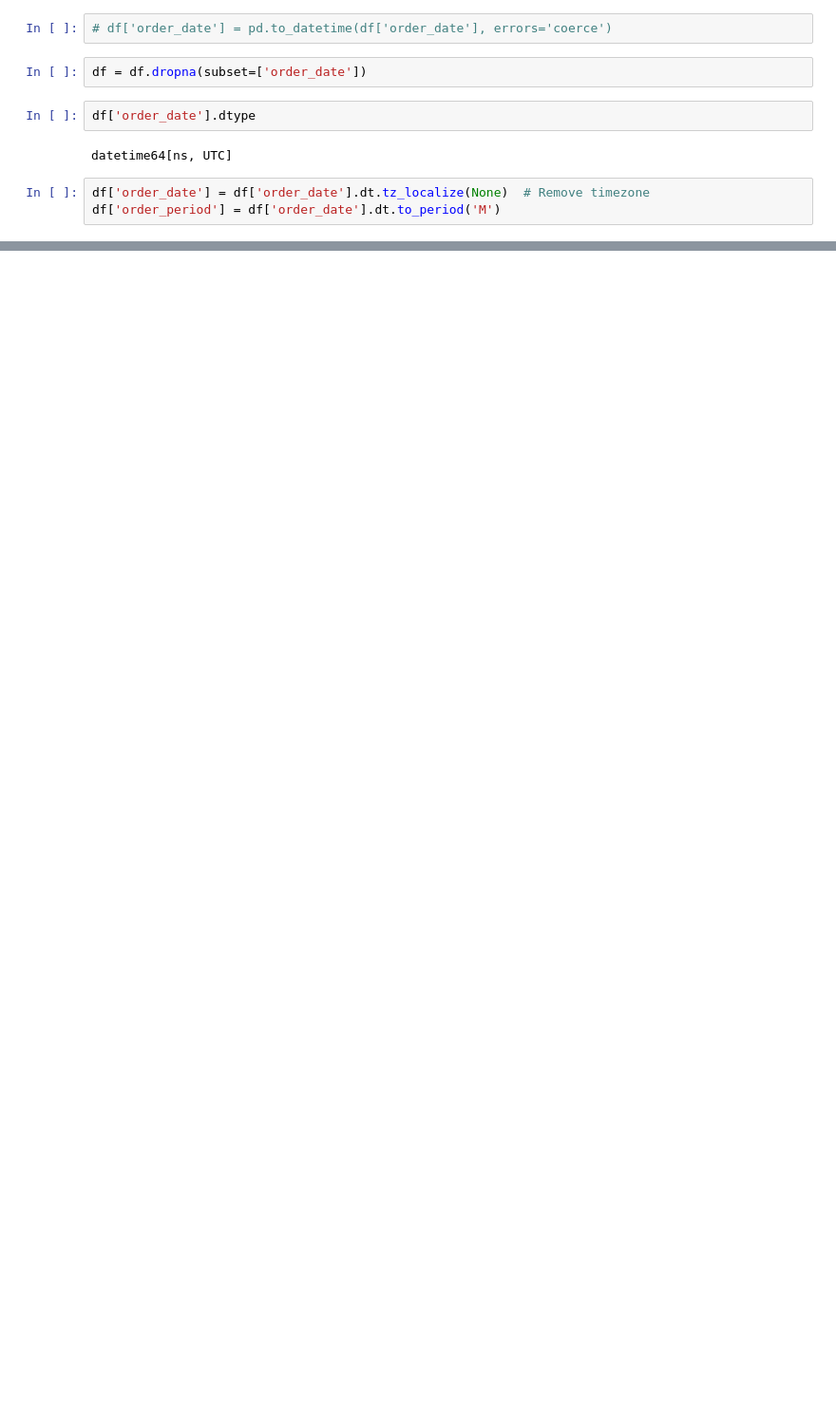
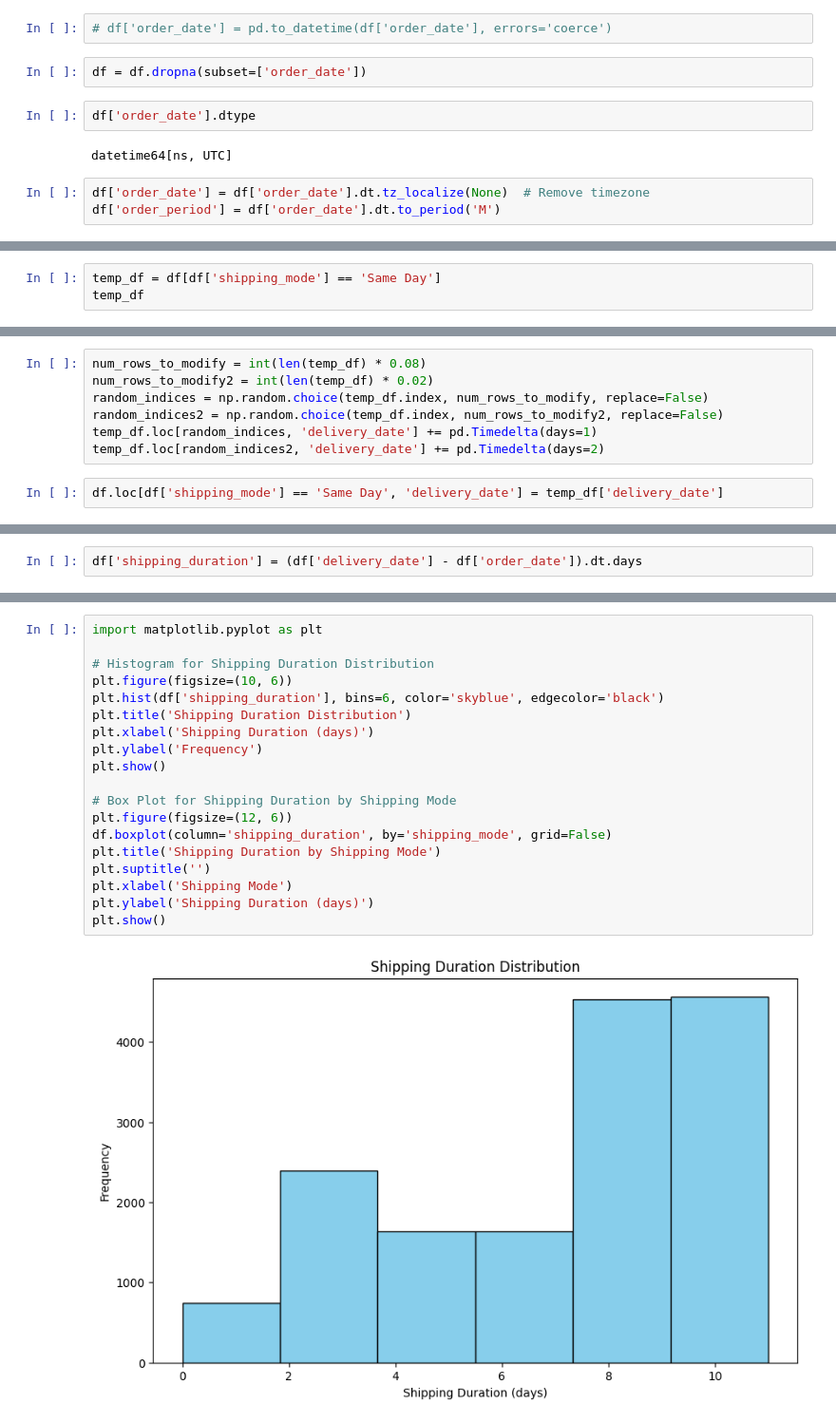
Before and after one commit to abdullahdotnet/Supply-Chain-Analysis, a Jupyter notebook: IndustryAnalysis.ipynb, the cells around one changed output, grey strips where cells are left out. Shown at 95% size. Saved outputs shown, nothing was run; the diff lists cells and outputs as text; blank space fills up the shorter version.

Commit message:
Completed Order and Market

```diff
--- a/IndustryAnalysis.ipynb
+++ b/IndustryAnalysis.ipynb
@@ -561,0 +628,3 @@ df.groupby(['order_status','shipping_mode'])['order_id'].count().reset_index()
+# %%
+temp_df = df[df['shipping_mode'] == 'Same Day']
+temp_df
@@ -561,0 +645,9 @@ df.groupby(['order_status','shipping_mode'])['order_id'].count().reset_index()
+# %%
+num_rows_to_modify = int(len(temp_df) * 0.08)
+num_rows_to_modify2 = int(len(temp_df) * 0.02)
+random_indices = np.random.choice(temp_df.index, num_rows_to_modify, replace=False)
+random_indices2 = np.random.choice(temp_df.index, num_rows_to_modify2, replace=False)
+temp_df.loc[random_indices, 'delivery_date'] += pd.Timedelta(days=1)
+temp_df.loc[random_indices2, 'delivery_date'] += pd.Timedelta(days=2)
+# %%
+df.loc[df['shipping_mode'] == 'Same Day', 'delivery_date'] = temp_df['delivery_date']
@@ -561,0 +670,2 @@ df.groupby(['order_status','shipping_mode'])['order_id'].count().reset_index()
+# %%
+df['shipping_duration'] = (df['delivery_date'] - df['order_date']).dt.days
@@ -561,0 +697,21 @@ df.groupby(['order_status','shipping_mode'])['order_id'].count().reset_index()
+# %%
+import matplotlib.pyplot as plt
+
+# Histogram for Shipping Duration Distribution
+plt.figure(figsize=(10, 6))
+plt.hist(df['shipping_duration'], bins=6, color='skyblue', edgecolor='black')
+plt.title('Shipping Duration Distribution')
+plt.xlabel('Shipping Duration (days)')
+plt.ylabel('Frequency')
+plt.show()
+
+# Box Plot for Shipping Duration by Shipping Mode
+plt.figure(figsize=(12, 6))
+df.boxplot(column='shipping_duration', by='shipping_mode', grid=False)
+plt.title('Shipping Duration by Shipping Mode')
+plt.suptitle('')
+plt.xlabel('Shipping Mode')
+plt.ylabel('Shipping Duration (days)')
+plt.show()
+# %% [output]
+[figure, added]
```
Also changed, not shown: parts of 31 cells of this notebook, 6 other files.
